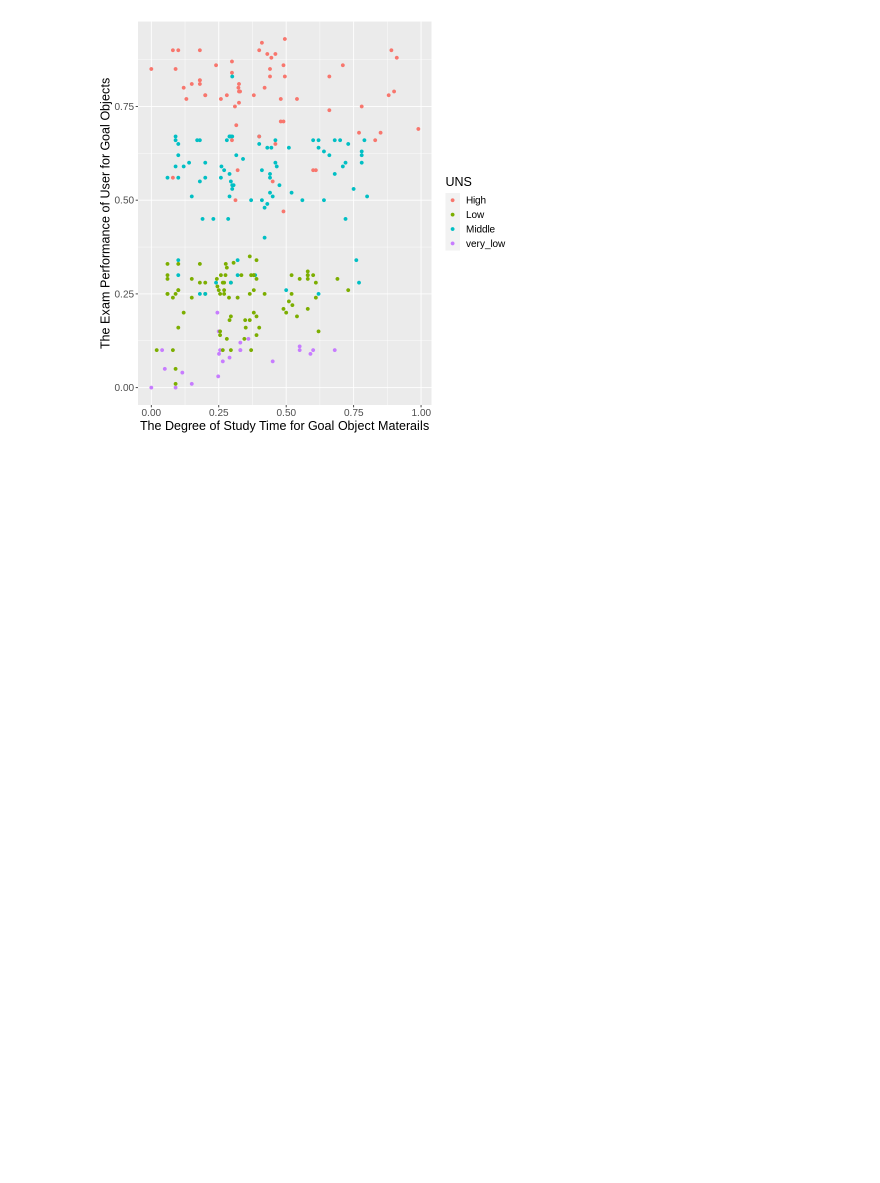
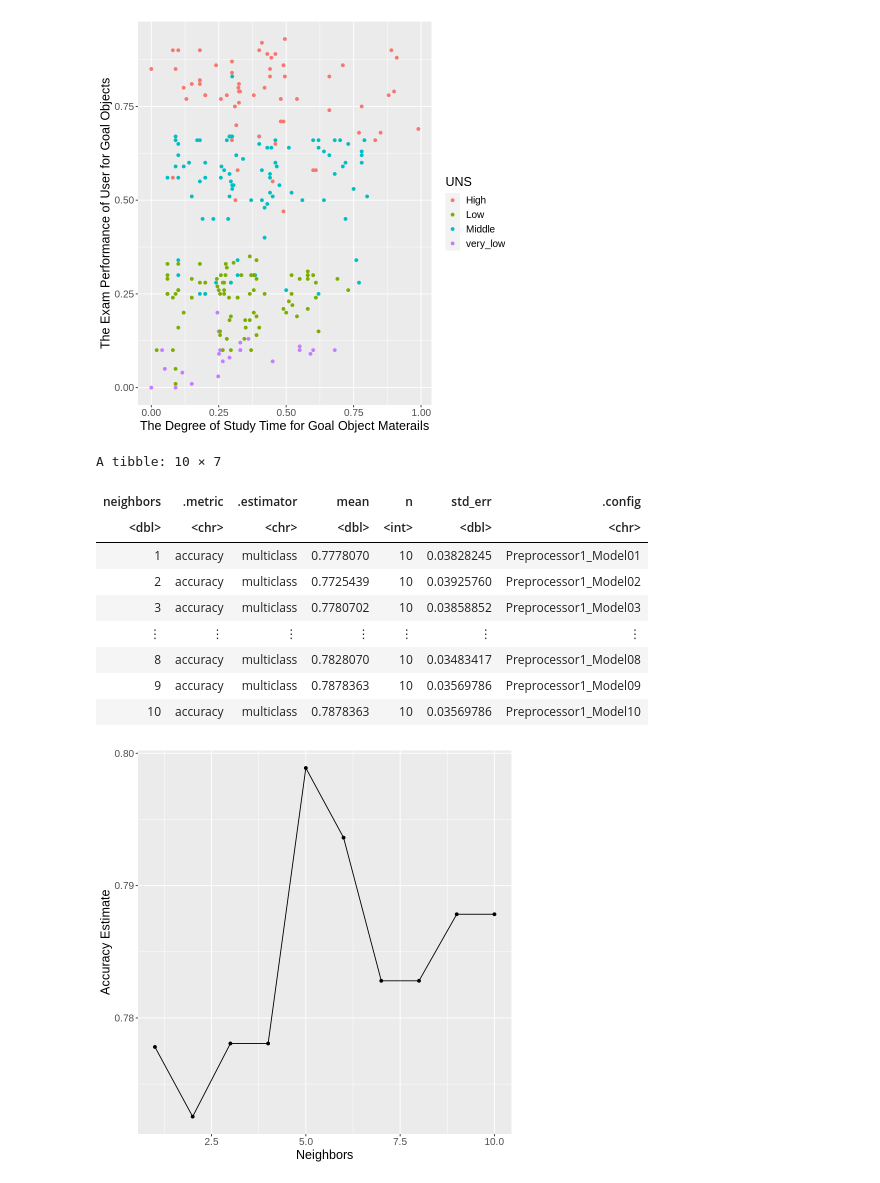
Before and after one commit to fionayzeng/project_proposal, a Jupyter notebook: Project Code.ipynb, the cells around one changed output. Drawn from its saved outputs; the diff is of its cells as text; code cells hidden in the pictures; blank space fills up the shorter version.

```diff
--- a/Project Code.ipynb
+++ b/Project Code.ipynb
@@ -57,4 +84,60 @@ training_data_plot
 # %% [output]
 [figure]
 # %%
-#
+exam_data <- training_data |>
+    mutate(UNS = as_factor(UNS))
+
+## split into training and testing sets
+set.seed(123)
+
+exam_split <- initial_split(exam_data, prop = 0.75, strata = UNS)
+exam_train <- training(exam_split)
+exam_test <- testing(exam_split)
+
+
+## tuning for K
+set.seed(123)
+
+exam_vfold <- vfold_cv(exam_train, v=10, strata = UNS)
+
+exam_recipe <- recipe(UNS ~., data = exam_train) |>
+    step_scale(all_predictors()) |>
+    step_center(all_predictors())
+
+knn_spec <- nearest_neighbor(weight_func = "rectangular", neighbors = tune()) |>
+    set_engine("kknn") |>
+    set_mode("classification")
+
+gridvals <- tibble(neighbors = seq(from=1, to=10, by=1))
+
+knn_results <- workflow() |>
+    add_recipe(exam_recipe) |>
+    add_model(knn_spec) |>
+    tune_grid(resamples = exam_vfold, grid = gridvals) |>
+    collect_metrics() |>
+    filter(.metric == "accuracy")
+
+knn_results
+
+## plot K values against their respective accuracies and choose optimal k value
+
+cross_val_plot <- knn_results |>
+    ggplot(aes(x = neighbors, y=mean)) +
+    geom_point() +
+    geom_line() +
+    labs(x="Neighbors", y="Accuracy Estimate") +
+    theme(text = element_text(size=15))
+cross_val_plot
+set.seed(123)
+# %% [output]
+A tibble: 10 × 7
+| neighbors | .metric | .estimator | mean | n | std_err | .config |
+| <dbl> | <chr> | <chr> | <dbl> | <int> | <dbl> | <chr> |
+| 1 | accuracy | multiclass | 0.7778070 | 10 | 0.03828245 | Preprocessor1_Model01 |
+| 2 | accuracy | multiclass | 0.7725439 | 10 | 0.03925760 | Preprocessor1_Model02 |
+| 3 | accuracy | multiclass | 0.7780702 | 10 | 0.03858852 | Preprocessor1_Model03 |
+| ⋮ | ⋮ | ⋮ | ⋮ | ⋮ | ⋮ | ⋮ |
+| 8 | accuracy | multiclass | 0.7828070 | 10 | 0.03483417 | Preprocessor1_Model08 |
+| 9 | accuracy | multiclass | 0.7878363 | 10 | 0.03569786 | Preprocessor1_Model09 |
+| 10 | accuracy | multiclass | 0.7878363 | 10 | 0.03569786 | Preprocessor1_Model10 |
+[figure, added]
```
Also changed, not shown: parts of 2 cells of this notebook.
